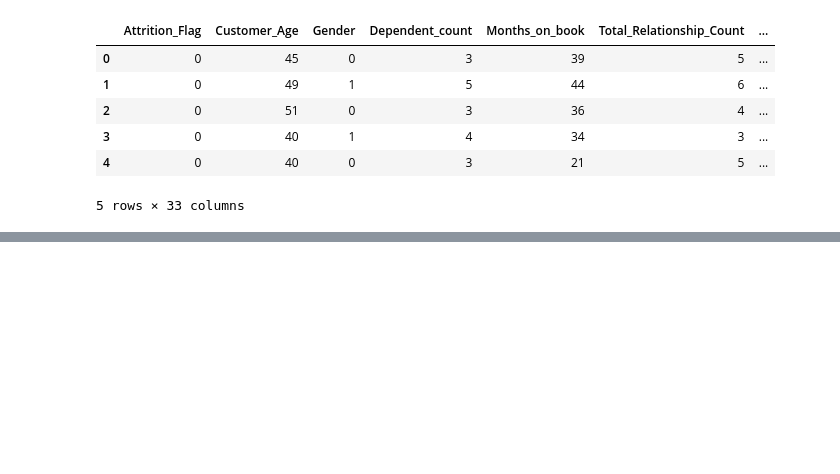
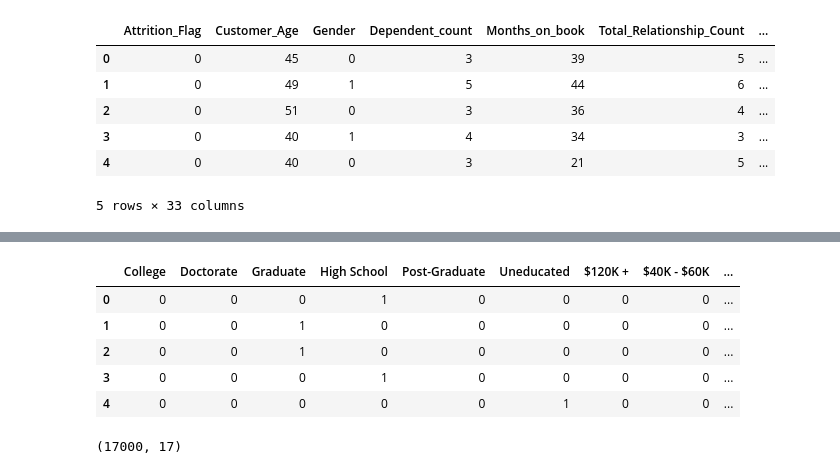
Before and after one commit to surajkarak/churn_prediction, a Jupyter notebook: churn_prediction.ipynb, the cells around one changed output, grey strips where cells are left out. Cells and saved outputs as stored; diff of their text form; code cells hidden in the pictures; blank space fills up the shorter version.

```diff
--- a/churn_prediction.ipynb
+++ b/churn_prediction.ipynb
@@ -391,0 +397,4 @@ Negatively correlated:
+# %%
+oversample = SMOTE()
+X, y = oversample.fit_resample(data[data.columns[1:]], data[data.columns[0]])
+usampled_df = X.assign(Churn = y)
@@ -391,0 +430,14 @@ Negatively correlated:
+# %%
+ohe_data =usampled_df[usampled_df.columns[15:-1]].copy()
+ohe_data.head()
+# %% [output]
+|  | College | Doctorate | Graduate | High School | Post-Graduate | Uneducated | $120K + | $40K - $60K | ... |
+| 0 | 0 | 0 | 0 | 1 | 0 | 0 | 0 | 0 | ... |
+| 1 | 0 | 0 | 1 | 0 | 0 | 0 | 0 | 0 | ... |
+| 2 | 0 | 0 | 1 | 0 | 0 | 0 | 0 | 0 | ... |
+| 3 | 0 | 0 | 0 | 1 | 0 | 0 | 0 | 0 | ... |
+| 4 | 0 | 0 | 0 | 0 | 0 | 1 | 0 | 0 | ... |
+# %%
+ohe_data.shape
+# %% [output]
+(17000, 17)
```
Also changed, not shown: parts of 13 cells of this notebook.
